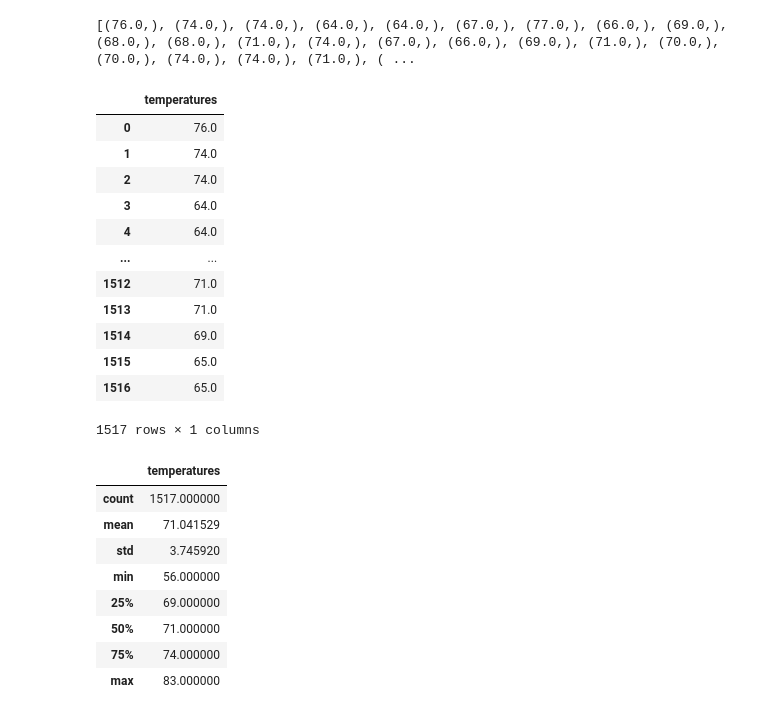
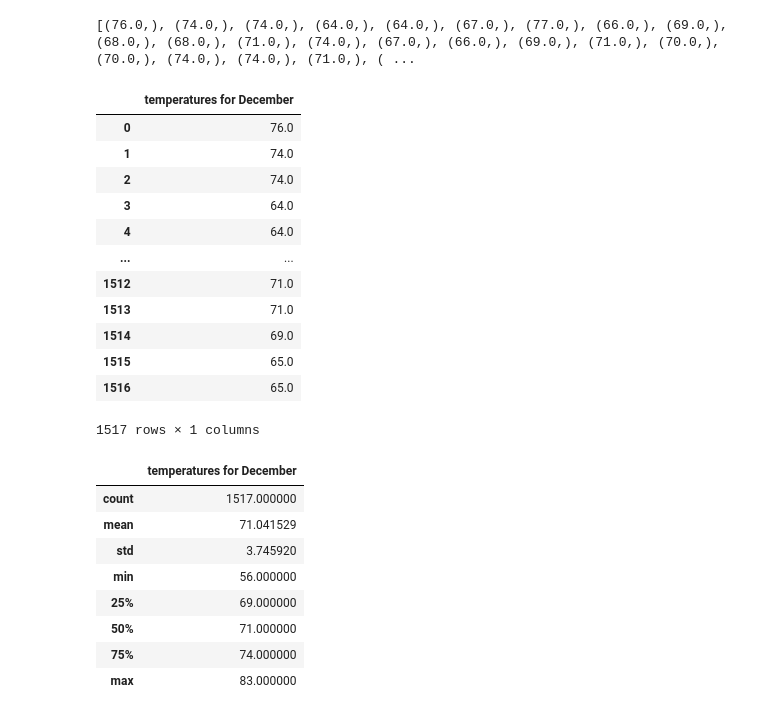
Before and after one commit to NamanNYC/surfs_up, a Jupyter notebook: SurfsUp_Challenge.ipynb, the cells around one changed output. Saved outputs shown, nothing was run; the diff lists cells and outputs as text; code cells hidden in the pictures.

```diff
--- a/SurfsUp_Challenge.ipynb
+++ b/SurfsUp_Challenge.ipynb
@@ -128,10 +128,10 @@ print(temp_for_December)
 [(76.0,), (74.0,), (74.0,), (64.0,), (64.0,), (67.0,), (77.0,), (66.0,), (69.0,), (68.0,), (68.0,), (71.0,), (74.0,), (67.0,), (66.0,), (69.0,), (71.0,), (70.0,), (70.0,), (74.0,), (74.0,), (71.0,), ( ...
 # %%
 # 8. Create a DataFrame from the list of temperatures for the month of December.
-d_f = pd.DataFrame(temp_for_December, columns = ['temperatures'])
+d_f = pd.DataFrame(temp_for_December, columns = ['temperatures for December'])
 d_f
 # %% [output]
-|  | temperatures |
+|  | temperatures for December |
 | 0 | 76.0 |
 | 1 | 74.0 |
 | 2 | 74.0 |
@@ -148,7 +148,7 @@ d_f
 # 9. Calculate and print out the summary statistics for the Decemeber temperature DataFrame.
 d_f.describe()
 # %% [output]
-|  | temperatures |
+|  | temperatures for December |
 | count | 1517.000000 |
 | mean | 71.041529 |
 | std | 3.745920 |
```
Also changed, not shown: parts of 6 cells of this notebook.
